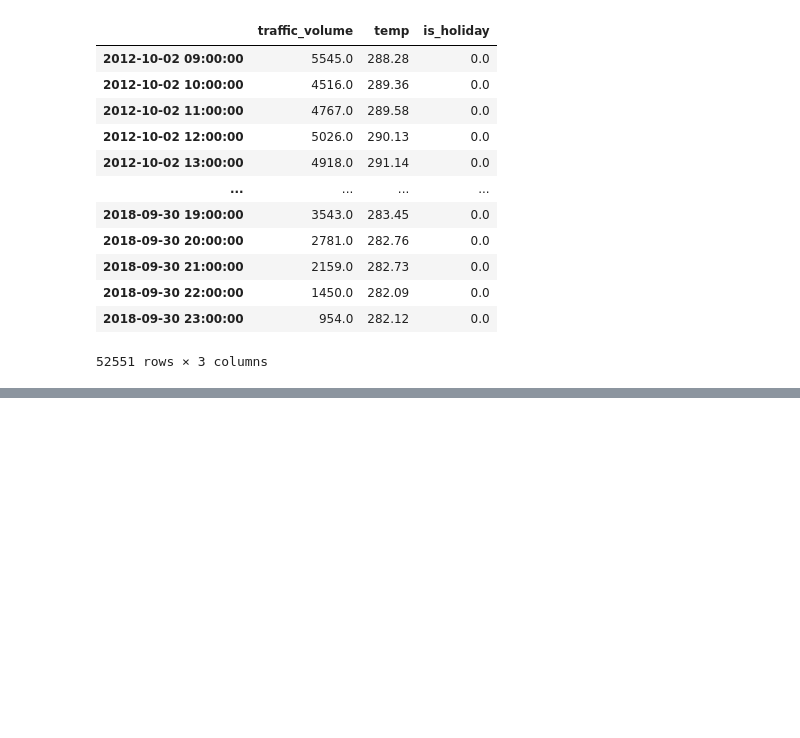
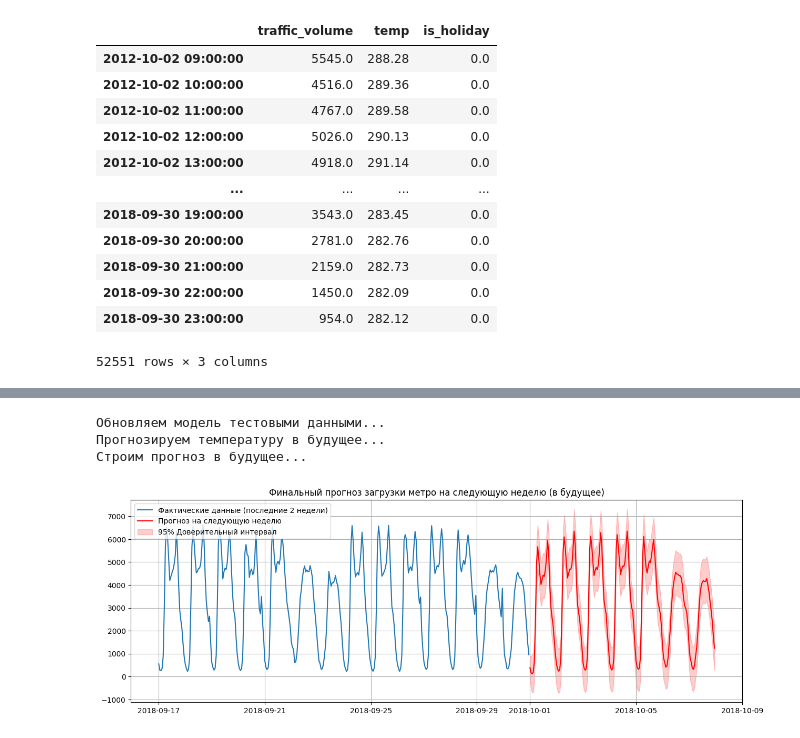
Before and after one commit to Last-Guy-In-Stars/ML_PF, a Jupyter notebook: homework_9/homework.ipynb, the cells around one changed output, grey strips where cells are left out. Cells and saved outputs as stored; diff of their text form; code cells hidden in the pictures; blank space fills up the shorter version.

```diff
--- a/homework_9/homework.ipynb
+++ b/homework_9/homework.ipynb
@@ -136,0 +239,53 @@ test
+# %%
+# 1. Обновляем модель, добавив в нее реальные данные за тестовые 2 недели
+# (чтобы модель "увидела" актуальный конец датасета)
+print("Обновляем модель тестовыми данными...")
+y_test_full = test['traffic_volume'].asfreq('h')
+exog_test_full = test[['temp']].asfreq('h').rename(columns={'temp': 'temp'}) # реальная температура за тест
+
+sarima_results_updated = sarima_results.append(y_test_full, exog=exog_test_full)
+
+# 2. Прогнозируем температуру на "настоящую" следующую неделю (за пределы датасета)
+print("Прогнозируем температуру в будущее...")
+temp_full = data['temp'].asfreq('h') # Берем ВСЮ историю температур
+ets_full_model = ExponentialSmoothing(
+    temp_full, trend='add', seasonal='add', seasonal_periods=24
+).fit()
+future_temp_forecast = ets_full_model.forecast(HORIZON)
+
+# Формируем экзогенный признак для будущего
+exog_future = pd.DataFrame({
+    'temp': future_temp_forecast.values
+}, index=future_temp_forecast.index)
+
+# 3. Строим финальный прогноз на неизвестную следующую неделю
+print("Строим прогноз в будущее...")
+final_forecast = sarima_results_updated.get_forecast(steps=HORIZON, exog=exog_future)
+final_pred = final_forecast.predicted_mean
+final_ci = final_forecast.conf_int(alpha=0.05) # 95% доверительный интервал
+
+# 4. Визуализация: последние 2 недели факта + прогноз на следующую неделю
+plt.figure(figsize=(15, 5))
+
+# Рисуем конец реальных данных (используем уже готовую переменную из этого блока)
+plt.plot(y_test_full, label='Фактические данные (последние 2 недели)')
+
+# Рисуем прогноз
+plt.plot(final_pred.index, final_pred, label='Прогноз на следующую неделю', color='red')
+plt.fill_between(final_ci.index,
+                 final_ci.iloc[:, 0],
+                 final_ci.iloc[:, 1],
+                 color='red', alpha=0.2, label='95% Доверительный интервал')
+
+plt.title('Финальный прогноз загрузки метро на следующую неделю (в будущее)')
+plt.legend()
+plt.grid(True)
+plt.show()
+
+print("\nПрогноз на первые 5 часов следующей недели:")
+print(final_pred.head())
+# %% [output]
+Обновляем модель тестовыми данными...
+Прогнозируем температуру в будущее...
+Строим прогноз в будущее...
+[figure, added]
```
Also changed, not shown: parts of 4 cells of this notebook.
